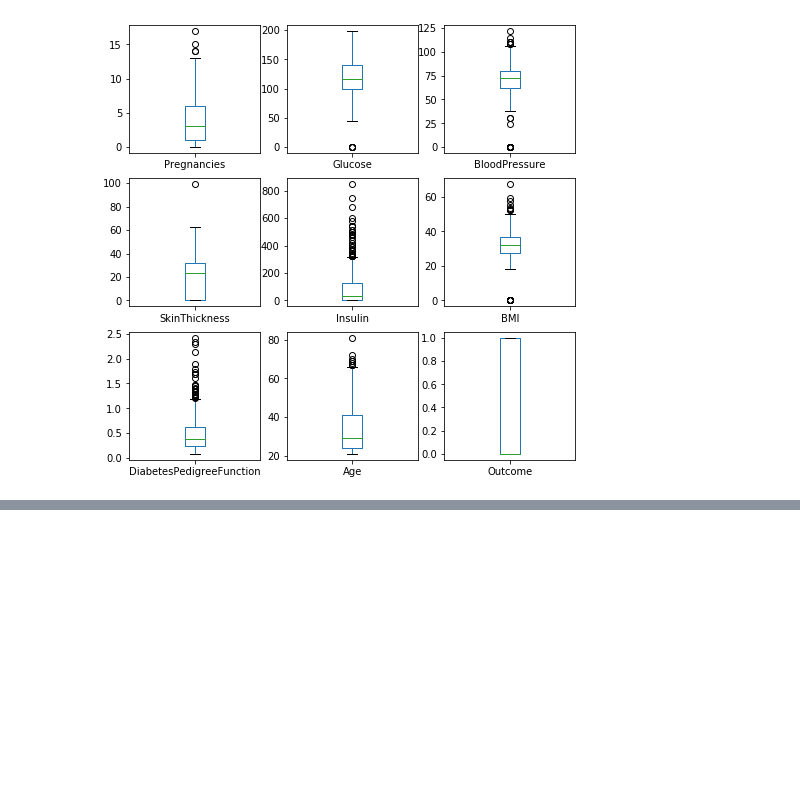
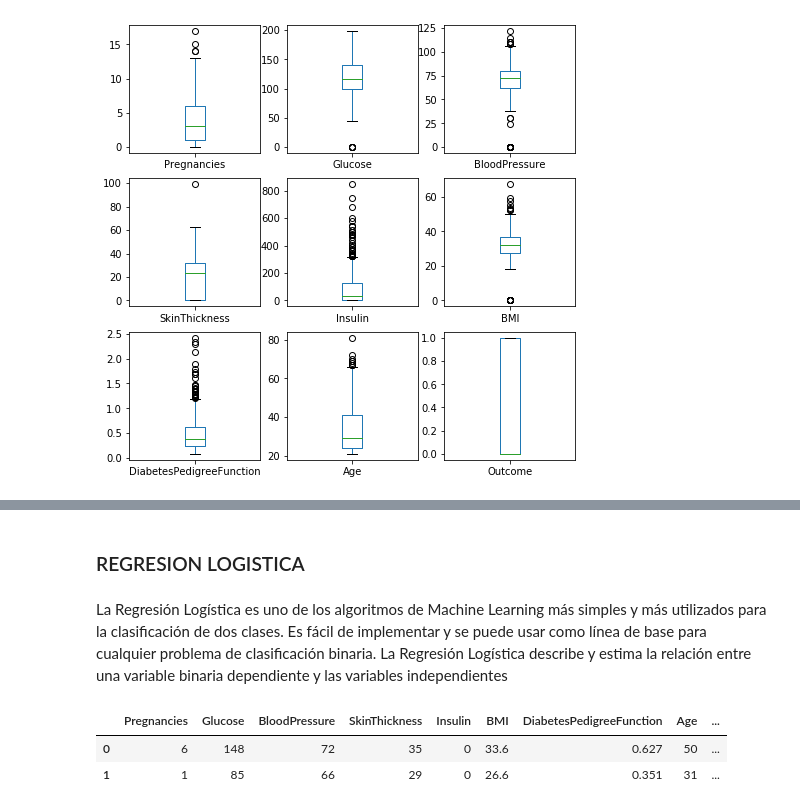
Before and after one commit to cristian-riosh/ML_Libro_de_Ligdi_Gonzalez, a Jupyter notebook: ML_1.ipynb, the cells around one changed output, grey strips where cells are left out. Saved outputs shown, nothing was run; the diff lists cells and outputs as text; code cells hidden in the pictures; blank space fills up the shorter version.

```diff
--- a/ML_1.ipynb
+++ b/ML_1.ipynb
@@ -138,0 +388,8 @@ plt.show
+# %% [markdown]
+### REGRESION LOGISTICA
+# %% [markdown]
+La Regresión Logística es uno de los algoritmos de Machine Learning más simples y
+más utilizados para la clasificación de dos clases. Es fácil de implementar y se puede
+usar como línea de base para cualquier problema de clasificación binaria. La Regresión
+Logística describe y estima la relación entre una variable binaria dependiente y las
+variables independientes
@@ -138,0 +401,8 @@ plt.show
+# %%
+ruta=("G:/Mi unidad/CURSOS-ESPECIALIZACION/ML_Python-DMC/avance/data/diabetes.csv")
+data=pd.read_csv(ruta)
+data.head(2)
+# %% [output]
+|  | Pregnancies | Glucose | BloodPressure | SkinThickness | Insulin | BMI | DiabetesPedigreeFunction | Age | ... |
+| 0 | 6 | 148 | 72 | 35 | 0 | 33.6 | 0.627 | 50 | ... |
+| 1 | 1 | 85 | 66 | 29 | 0 | 26.6 | 0.351 | 31 | ... |
```
Also changed, not shown: parts of 66 cells of this notebook.
